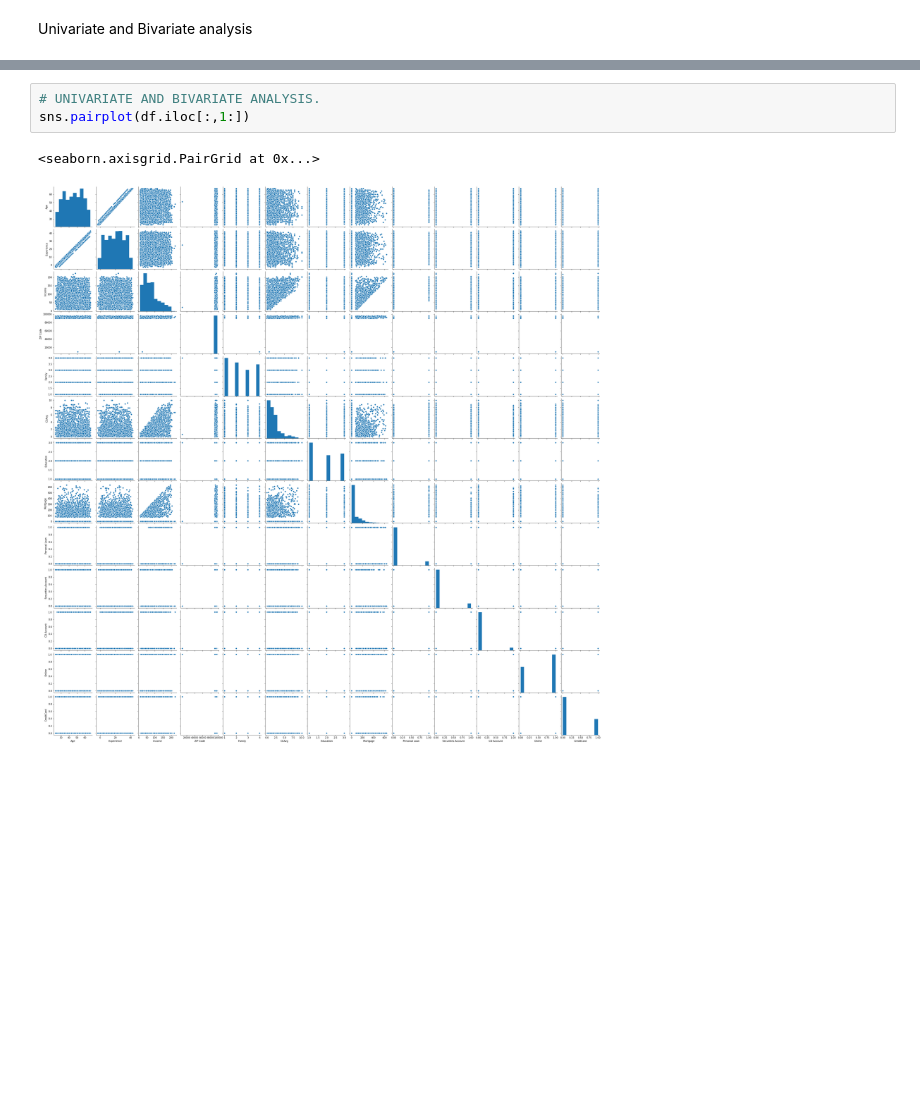
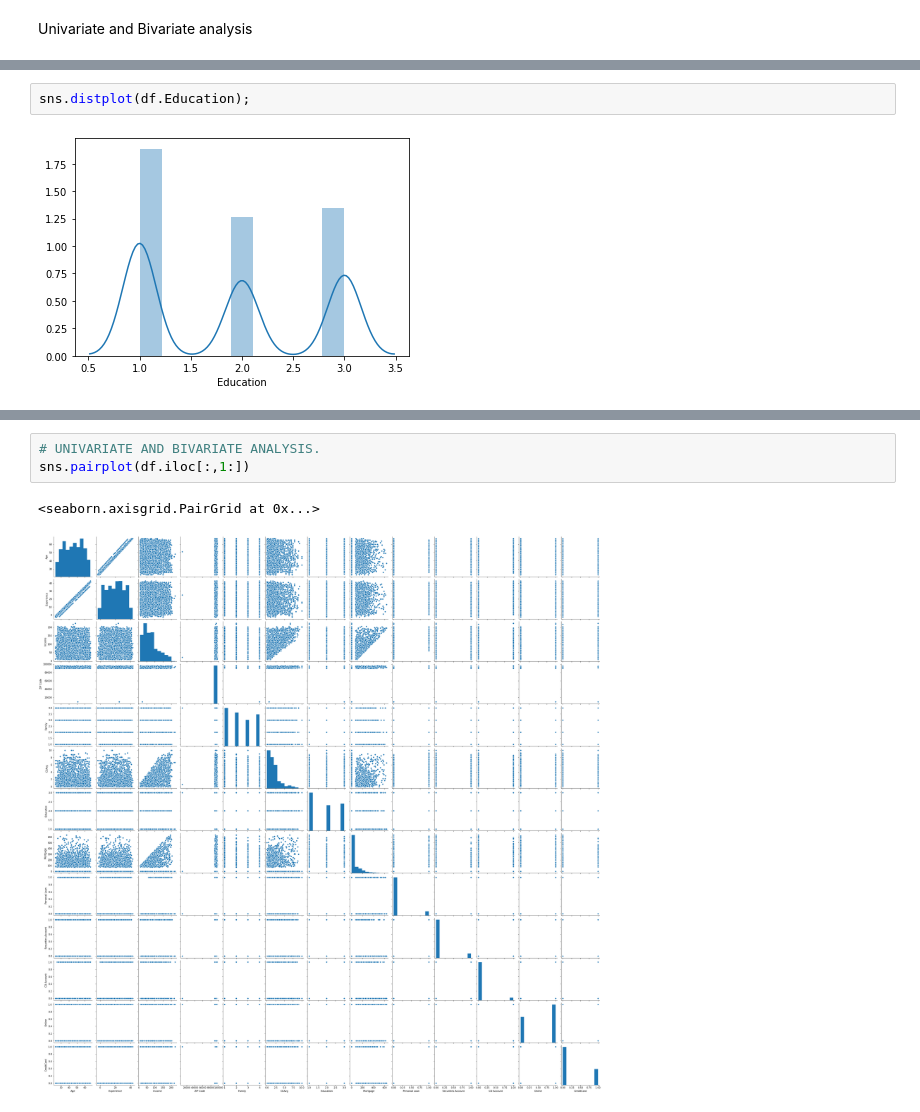
Before and after one commit to vikramgunjal02/Machine-Learning, a Jupyter notebook: internship_project.ipynb, the cells around one changed output, grey strips where cells are left out. Drawn from its saved outputs; the diff is of its cells as text; blank space fills up the shorter version.

```diff
--- a/internship_project.ipynb
+++ b/internship_project.ipynb
@@ -372,0 +424,4 @@ Name: Education, dtype: int64
+# %%
+sns.distplot(df.Education);
+# %% [output]
+[figure, added]
```
Also changed, not shown: parts of 29 cells of this notebook.
